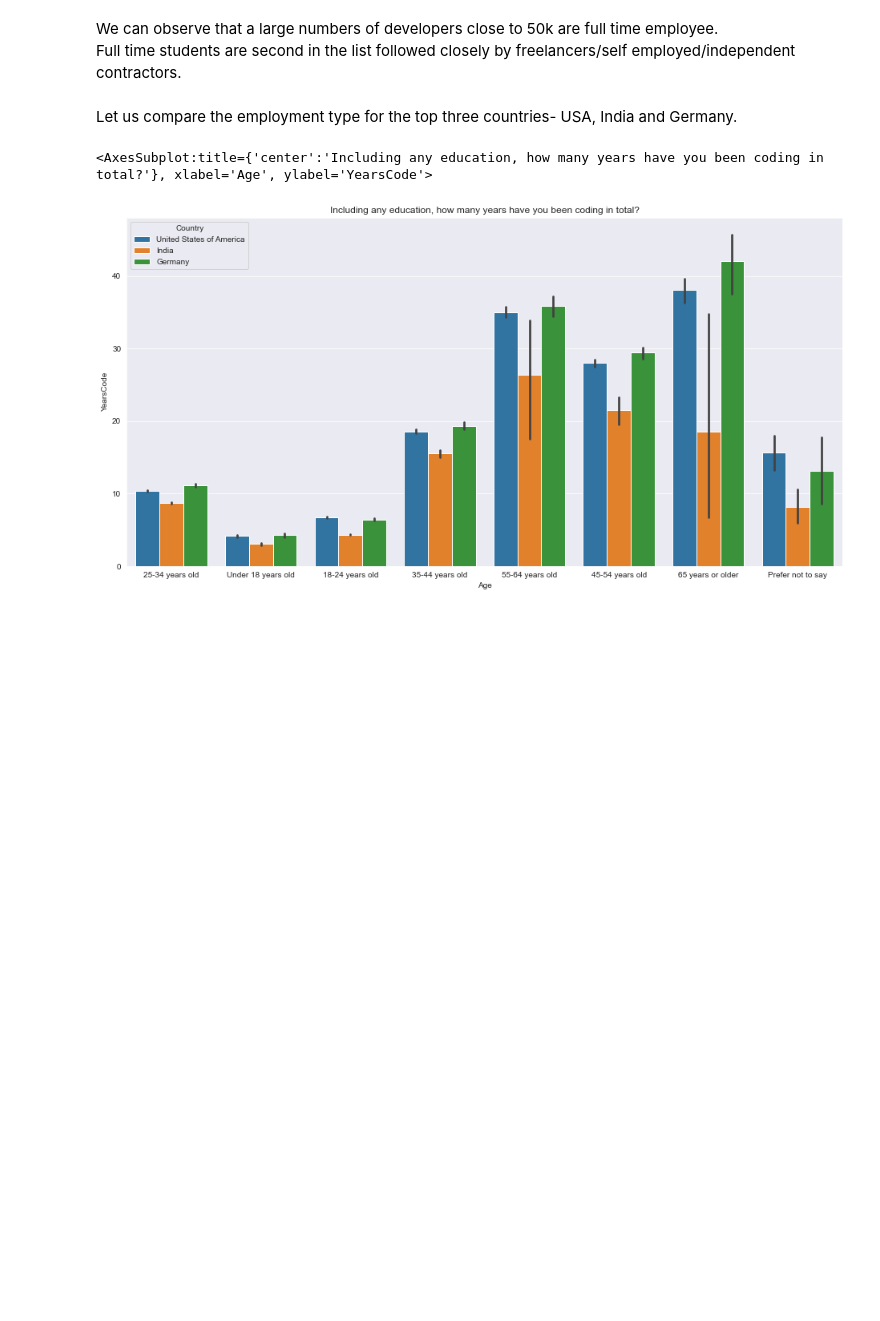
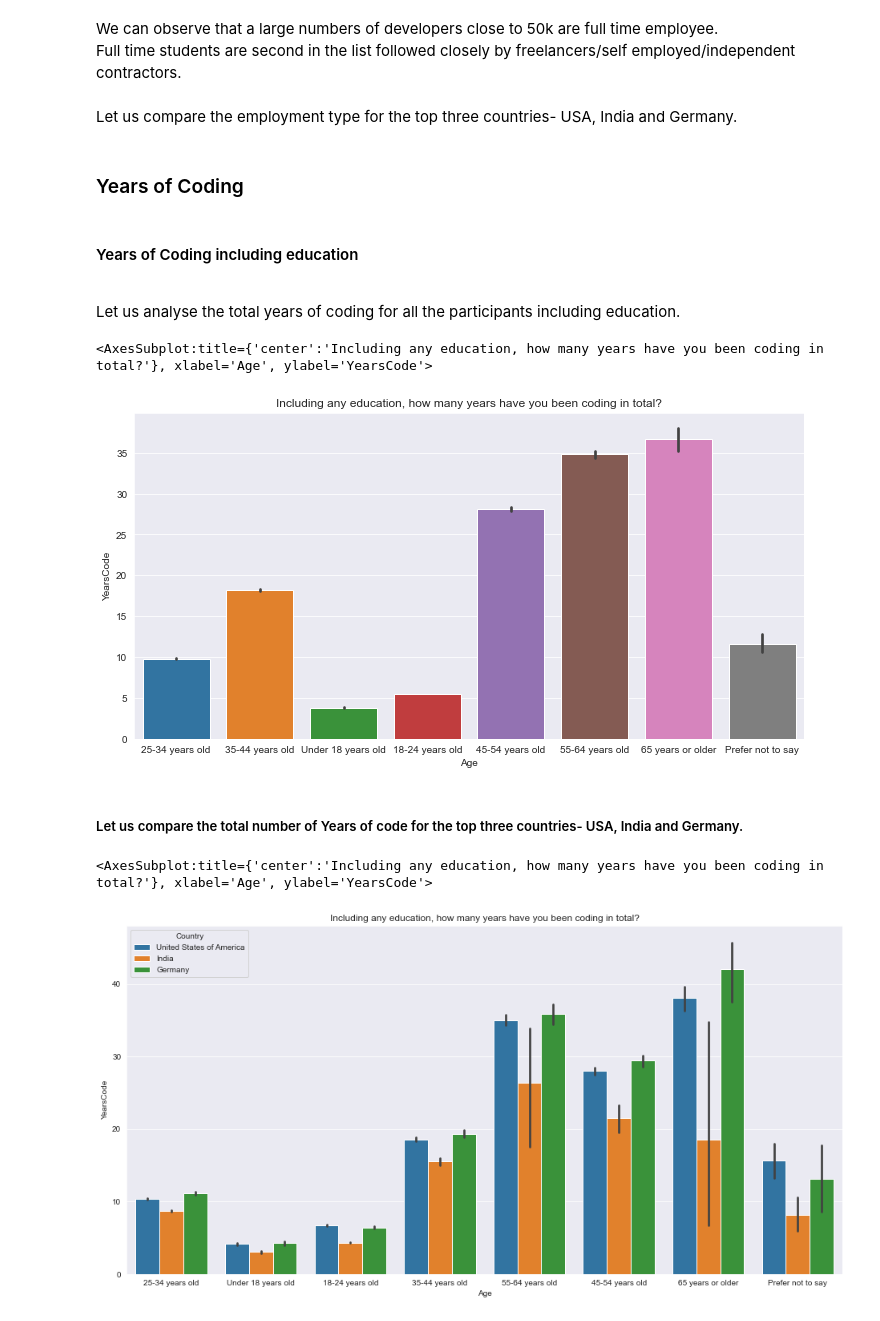
Before and after one commit to piyushrj100/Data_analysis, a Jupyter notebook: StackOverflow2022_EDA/Survey_2022.ipynb, the cells around one changed output. Saved outputs shown, nothing was run; the diff lists cells and outputs as text; code cells hidden in the pictures; blank space fills up the shorter version.

```diff
--- a/StackOverflow2022_EDA/Survey_2022.ipynb
+++ b/StackOverflow2022_EDA/Survey_2022.ipynb
@@ -592,6 +592,21 @@ We can observe that a large numbers of developers close to 50k are full time emp
 Full time students are second in the list followed closely by freelancers/self employed/independent contractors.
 # %% [markdown]
 Let us compare the employment type for the top three countries- USA, India and Germany.
+# %% [markdown]
+### Years of Coding
+# %% [markdown]
+#### Years of Coding including education
+<br>
+Let us analyse the total years of coding for all the participants including education.
+# %%
+plt.figure(figsize=(12, 6))
+plt.title(schema_df.loc['YearsCode','question'])
+sns.barplot(data=survey_select_df,x="Age",y="YearsCode")
+# %% [output]
+<AxesSubplot:title={'center':'Including any education, how many years have you been coding in total?'}, xlabel='Age', ylabel='YearsCode'>
+[figure, added]
+# %% [markdown]
+##### Let us compare the  total number of Years of code  for the top three countries- USA, India and Germany.
 # %%
 top_countries = survey_select_df[(survey_select_df.Country=='India')
 |(survey_select_df.Country=='Germany')
```
Also changed, not shown: parts of 6 cells of this notebook.
